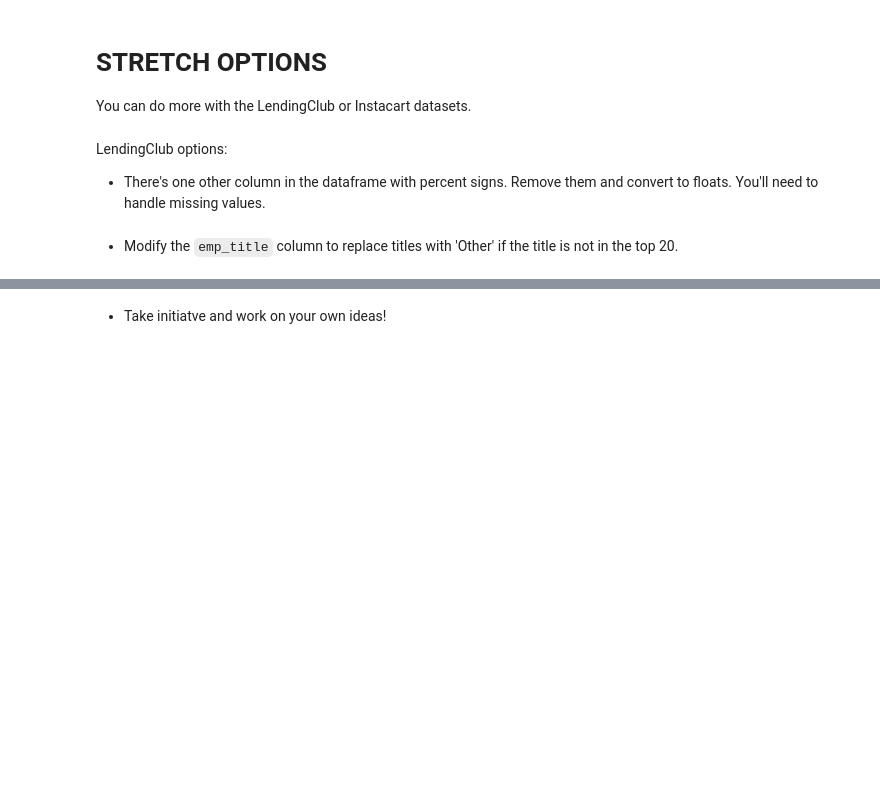
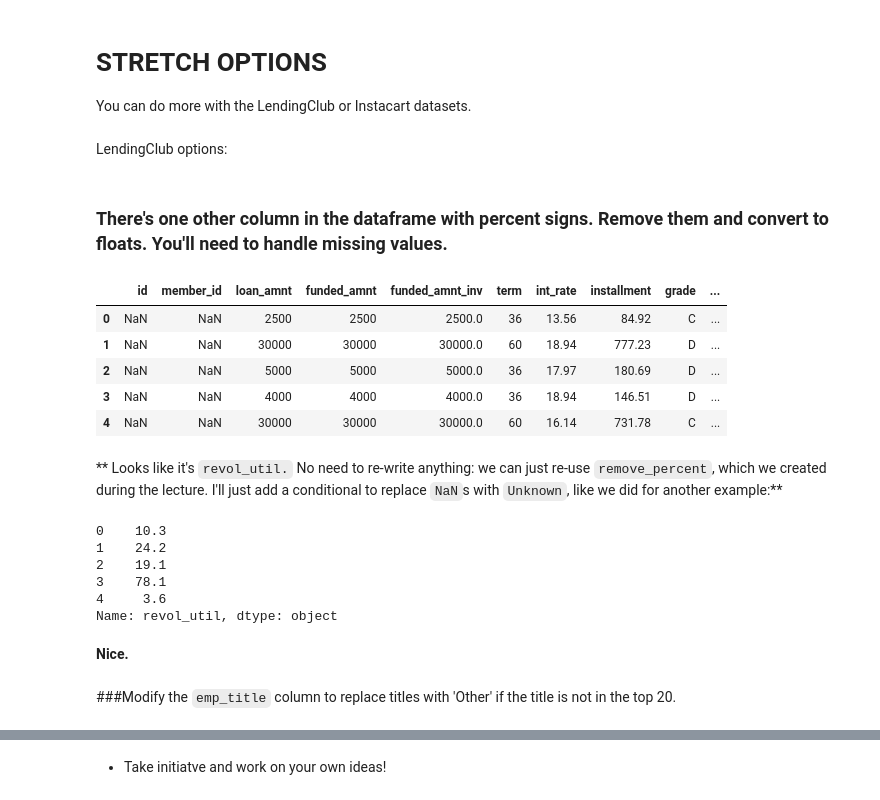
Before and after one commit to bloominstituteoftechnology/DS-Unit-1-Sprint-2-Data-Wrangling-and-Storytelling, a Jupyter notebook: module4-make-features/LS_DS_124_Make_features.ipynb, the cells around one changed output, grey strips where cells are left out. Cells and saved outputs as stored; diff of their text form; code cells hidden in the pictures; blank space fills up the shorter version.

```diff
--- a/module4-make-features/LS_DS_124_Make_features.ipynb
+++ b/module4-make-features/LS_DS_124_Make_features.ipynb
@@ -163,4 +163,4 @@ def clean_title(x):
   else:
     return 'Unknown'
 # %%
-loan_stats['emp_title']=loan_stats['emp_title'].apply(clean_title).head()
+loan_stats['emp_title']=loan_stats['emp_title'].apply(clean_title)
@@ -337,6 +330,18 @@ loan_stats[['last_pymnt_d_year', 'last_pymnt_d_month', 'last_pymnt_d']].head()
 # STRETCH OPTIONS
 
 You can do more with the LendingClub or Instacart datasets.
+# %% [markdown]
+LendingClub options:
 # %% [markdown]
-LendingClub options:
-- There's one other column in the dataframe with percent signs. Remove them and convert to floats. You'll need to handle missing values.
+### There's one other column in the dataframe with percent signs. Remove them and convert to floats. You'll need to handle missing values.
+# %%
+loan_stats.head()
+# %% [output]
+|  | id | member_id | loan_amnt | funded_amnt | funded_amnt_inv | term | int_rate | installment | grade | ... |
+| 0 | NaN | NaN | 2500 | 2500 | 2500.0 | 36 | 13.56 | 84.92 | C | ... |
+| 1 | NaN | NaN | 30000 | 30000 | 30000.0 | 60 | 18.94 | 777.23 | D | ... |
+| 2 | NaN | NaN | 5000 | 5000 | 5000.0 | 36 | 17.97 | 180.69 | D | ... |
+| 3 | NaN | NaN | 4000 | 4000 | 4000.0 | 36 | 18.94 | 146.51 | D | ... |
+| 4 | NaN | NaN | 30000 | 30000 | 30000.0 | 60 | 16.14 | 731.78 | C | ... |
+# %% [markdown]
+** Looks like it's `revol_util.` No need to re-write anything: we can just re-use `remove_percent`, which we created during the lecture. I'll just add a conditional to replace `NaN`s with `Unknown`, like we did for another example:**
@@ -343,2 +356,13 @@ LendingClub options:
+# %%
+loan_stats['revol_util'].head()
+# %% [output]
+0    10.3
+1    24.2
+2    19.1
+3    78.1
+4     3.6
+Name: revol_util, dtype: object
+# %% [markdown]
+**Nice.**
 # %% [markdown]
-- Modify the `emp_title` column to replace titles with 'Other' if the title is not in the top 20.
+###Modify the `emp_title` column to replace titles with 'Other' if the title is not in the top 20.
```
Also changed, not shown: parts of 6 cells of this notebook.
